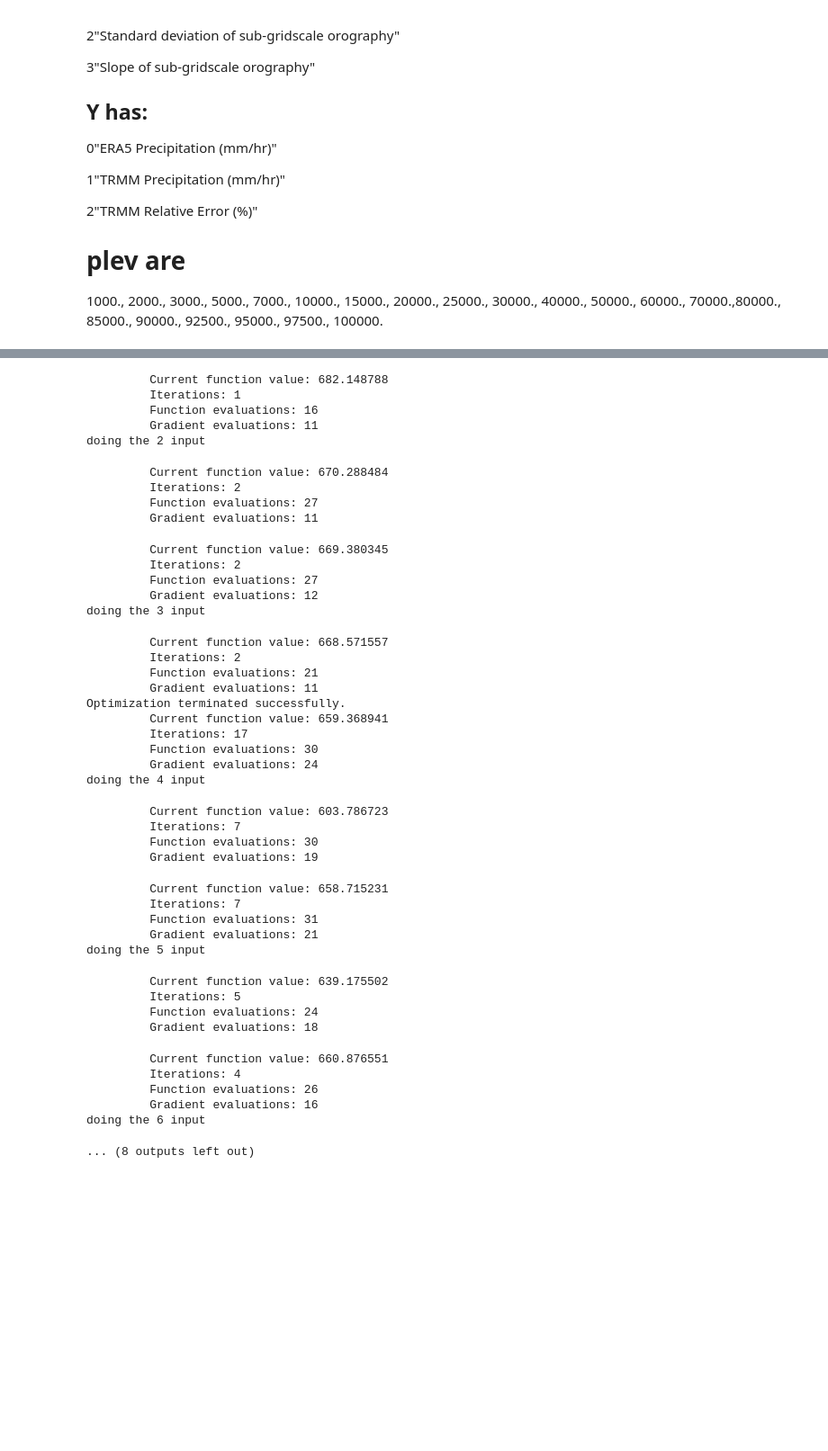
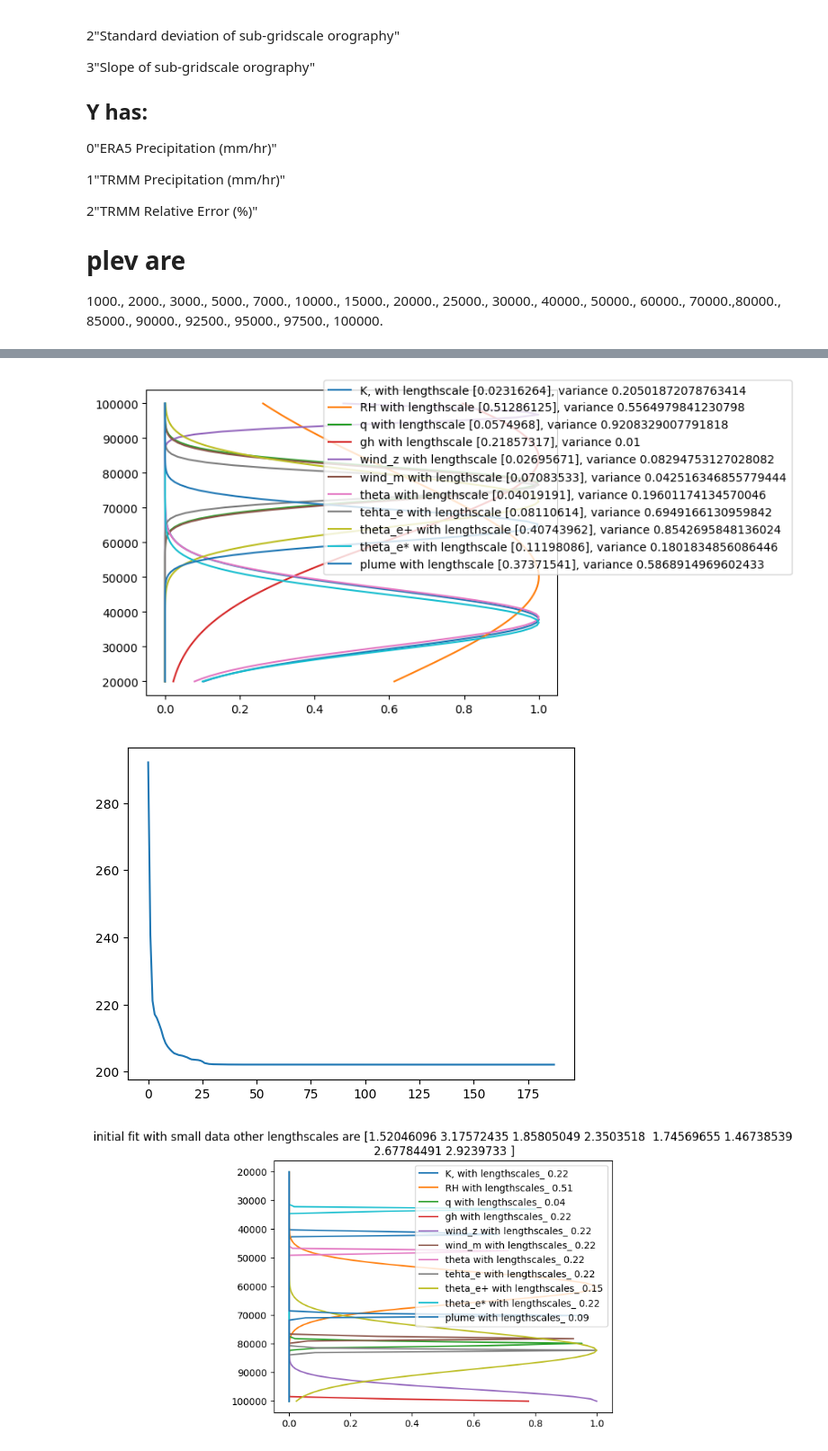
Before and after one commit to JaxGaussianProcesses/GPJax, a Jupyter notebook: Play.ipynb, the cells around one changed output, grey strips where cells are left out. Shown at 90% size. Cells and saved outputs as stored; diff of their text form; code cells hidden in the pictures; blank space fills up the shorter version.

```diff
--- a/Play.ipynb
+++ b/Play.ipynb
@@ -457,7 +449,7 @@ def init_likelihood(data: VerticalDataset, fix_noise=False):
 # %%
 # prep fancy kernel for model
 # first fit with small data to get init for SVGP
-num_data_for_init=500
+num_data_for_init=200
 D_small = VerticalDataset(
     X2d = X2d[:num_data_for_init,:],
     X3d = X3d[:num_data_for_init,:,:],
@@ -467,31 +459,35 @@ D_small = VerticalDataset(
 
 
 
-smoother = init_smoother(D_small, fit=True, tau=10)
+smoother = init_smoother(D_small, fit=True, verbose=False)
 # smoother = smoother.replace_trainable(smoother_input_scale=False, smoother_mean=False)
 
 # fit with small data
 
-# posterior = CustomAdditiveConjugatePosterior(prior=init_prior(D_small, smoother=smoother), likelihood=init_likelihood(D_small), smoother=smoother)
-# plt.figure()
+posterior = CustomAdditiveConjugatePosterior(
+    prior=init_prior(D_small),
+    likelihood=init_likelihood(D_small),
+    smoother=smoother,
+    )
+plt.figure()
 # opt_posterior, history = gpx.fit(
 #         model=posterior,
-#         objective=jax.jit(CustomConjugateMLL(negative=True, log_prior=build_log_prior(tau=tau))),
+#         objective=jax.jit(CustomConjugateMLL(negative=True, log_prior=build_log_prior())),
 #         train_data=D_small,
 #         optim=ox.adamw(1e-1),
 #         num_iters=1000,
 #         key=jr.PRNGKey(42),
 #         safe=False,
 #     )
-# opt_posterior, history = gpx.fit_scipy(
-#         model=posterior,
-#         objective=jax.jit(CustomConjugateMLL(negative=True, log_prior=build_log_prior(tau=0.1, sparsity=True))),
-#         train_data=D_small,
-#         safe=False,
-#     )
-# plt.plot(history)
-# plot_params(opt_posterior, title="initial fit with small data")
-# print(f"noise is {opt_posterior.likelihood.obs_stddev}")
-# print(f"interaction vars i/88/14s {opt_posterior.prior.kernel.interaction_variances}")
+opt_posterior, history = gpx.fit_scipy(
+        model=posterior,
+        objective=jax.jit(CustomConjugateMLL(negative=True, log_prior=build_log_prior())),
+        train_data=D_small,
+        safe=False,
+    )
+plt.plot(history)
+plot_params(opt_posterior, title="initial fit with small data")
+print(f"noise is {opt_posterior.likelihood.obs_stddev}")
+print(f"interaction vars i/88/14s {opt_posterior.prior.kernel.interaction_variances}")
 # %% [output]
 doing the 0 input
@@ -511,43 +511,3 @@ doing the 1 input
-         Current function value: 682.148788
-         Iterations: 1
-         Function evaluations: 16
-         Gradient evaluations: 11
-doing the 2 input
-         Current function value: 670.288484
-         Iterations: 2
-         Function evaluations: 27
-         Gradient evaluations: 11
-         Current function value: 669.380345
-         Iterations: 2
-         Function evaluations: 27
-         Gradient evaluations: 12
-doing the 3 input
-         Current function value: 668.571557
-         Iterations: 2
-         Function evaluations: 21
-         Gradient evaluations: 11
-Optimization terminated successfully.
-         Current function value: 659.368941
-         Iterations: 17
-         Function evaluations: 30
-         Gradient evaluations: 24
-doing the 4 input
-         Current function value: 603.786723
-         Iterations: 7
-         Function evaluations: 30
-         Gradient evaluations: 19
-         Current function value: 658.715231
-         Iterations: 7
-         Function evaluations: 31
-         Gradient evaluations: 21
-doing the 5 input
-         Current function value: 639.175502
-         Iterations: 5
-         Function evaluations: 24
-         Gradient evaluations: 18
-         Current function value: 660.876551
-         Iterations: 4
-         Function evaluations: 26
-         Gradient evaluations: 16
-doing the 6 input
-... (8 outputs left out)
+[figure, added]
+[figure, added]
+[figure, added]
```
Also changed, not shown: parts of 9 cells of this notebook, 2 other files.
